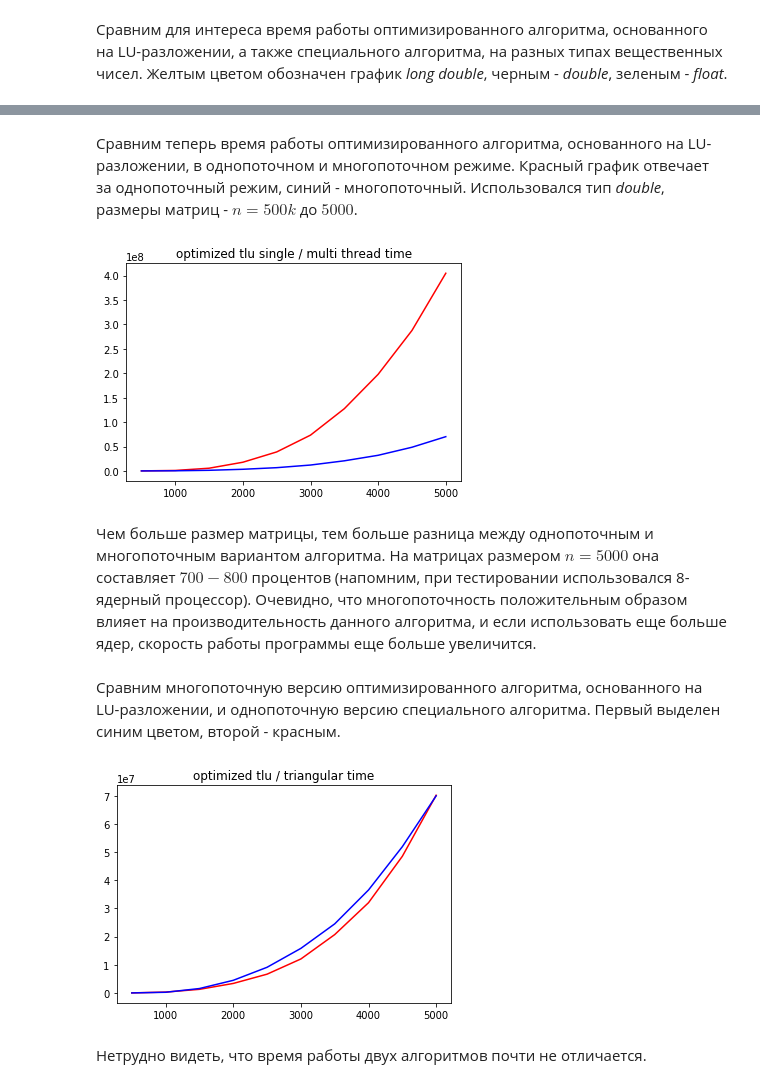
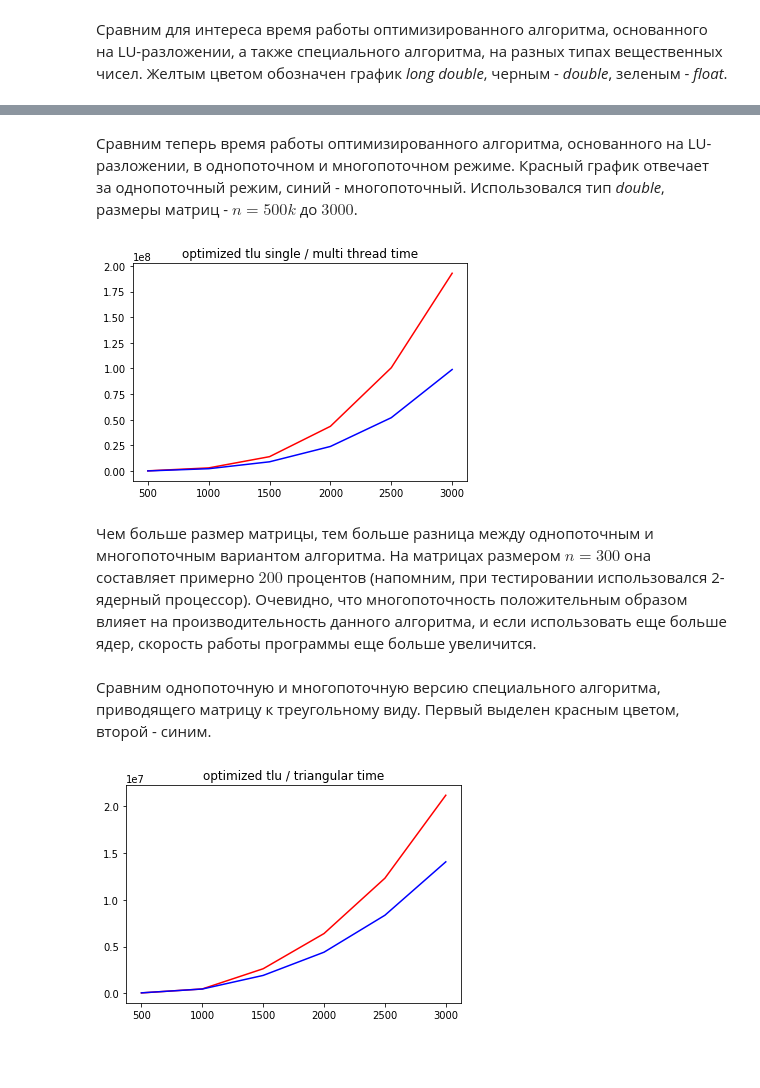
Before and after one commit to anevero/computational_algebra, a Jupyter notebook: Reports/task1_report.ipynb, the cells around one changed output, grey strips where cells are left out. Saved outputs shown, nothing was run; the diff lists cells and outputs as text; code cells hidden in the pictures; blank space fills up the shorter version.

Commit message:
Update reports with actual info and fix multithreading version of the task 1 special algorithm

```diff
--- a/Reports/task1_report.ipynb
+++ b/Reports/task1_report.ipynb
@@ -118,23 +120,21 @@ matplotlib.pyplot.show()
 # %% [markdown]
-Сравним теперь время работы оптимизированного алгоритма, основанного на LU-разложении, в однопоточном и многопоточном режиме. Красный график отвечает за однопоточный режим, синий - многопоточный. Использовался тип *double*, размеры матриц - $n = 500k$ до $5000$.
+Сравним теперь время работы оптимизированного алгоритма, основанного на LU-разложении, в однопоточном и многопоточном режиме. Красный график отвечает за однопоточный режим, синий - многопоточный. Использовался тип *double*, размеры матриц - $n = 500k$ до $3000$.
 # %%
-bins = [i for i in range(500, 5001, 500)]
+bins = [i for i in range(500, 3001, 500)]
 matplotlib.pyplot.title("optimized tlu single / multi thread time")
 matplotlib.pyplot.plot(bins, task1.single_thread_optimized_tlu_time, 'r',
                        bins, task1.multi_thread_optimized_tlu_time, 'b')
 matplotlib.pyplot.show()
 # %% [output]
-[figure, old version]
+[figure, new version]
 # %% [markdown]
-Чем больше размер матрицы, тем больше разница между однопоточным и многопоточным вариантом алгоритма. На матрицах размером $n = 5000$ она составляет $700-800$ процентов (напомним, при тестировании использовался 8-ядерный процессор). Очевидно, что многопоточность положительным образом влияет на производительность данного алгоритма, и если использовать еще больше ядер, скорость работы программы еще больше увеличится.
+Чем больше размер матрицы, тем больше разница между однопоточным и многопоточным вариантом алгоритма. На матрицах размером $n = 300$ она составляет примерно $200$ процентов (напомним, при тестировании использовался 2-ядерный процессор). Очевидно, что многопоточность положительным образом влияет на производительность данного алгоритма, и если использовать еще больше ядер, скорость работы программы еще больше увеличится.
 # %% [markdown]
-Сравним многопоточную версию оптимизированного алгоритма, основанного на LU-разложении, и однопоточную версию специального алгоритма. Первый выделен синим цветом, второй - красным.
+Сравним однопоточную и многопоточную версию специального алгоритма, приводящего матрицу к треугольному виду. Первый выделен красным цветом, второй - синим.
 # %%
 matplotlib.pyplot.title("optimized tlu / triangular time")
-matplotlib.pyplot.plot(bins, task1.multi_thread_optimized_tlu_time, 'r',
-                       bins, task1.single_thread_triangular_time, 'b')
+matplotlib.pyplot.plot(bins, task1.single_thread_triangular_time, 'r',
+                       bins, task1.multi_thread_triangular_time, 'b')
 matplotlib.pyplot.show()
 # %% [output]
-[figure, old version]
+[figure, new version]
-# %% [markdown]
-Нетрудно видеть, что время работы двух алгоритмов почти не отличается.
```
Also changed, not shown: parts of 16 cells of this notebook, 11 other files.
